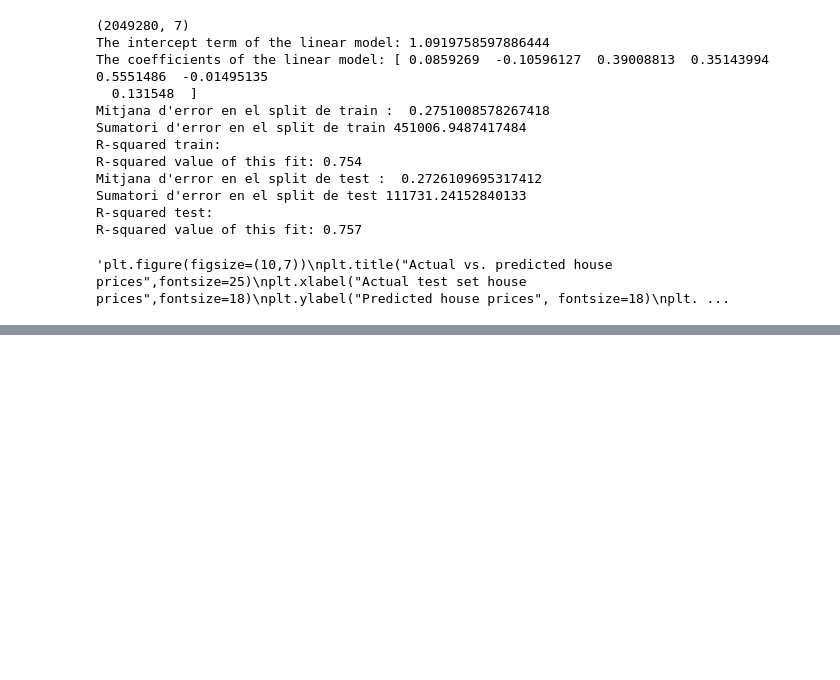
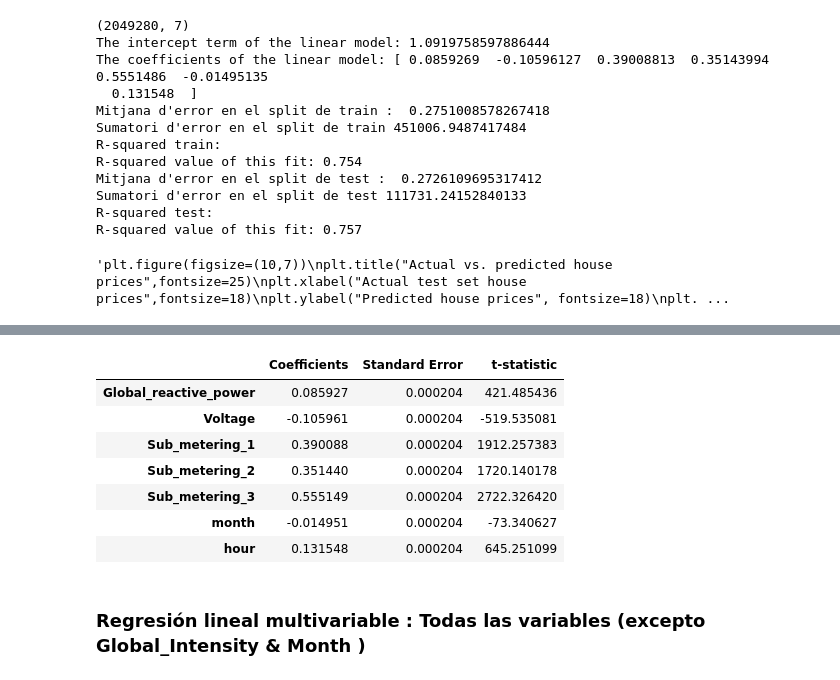
Before and after one commit to Cristianperezd/Machine-Learning---Practica-1, a Jupyter notebook: Práctica 1.ipynb, the cells around one changed output, grey strips where cells are left out. Drawn from its saved outputs; the diff is of its cells as text; code cells hidden in the pictures; blank space fills up the shorter version.

```diff
--- a/Práctica 1.ipynb
+++ b/Práctica 1.ipynb
@@ -986,3 +1037,26 @@ Sumatori d'error en el split de test 111731.24152840133
 R-squared test:
 R-squared value of this fit: 0.757
 'plt.figure(figsize=(10,7))\nplt.title("Actual vs. predicted house prices",fontsize=25)\nplt.xlabel("Actual test set house prices",fontsize=18)\nplt.ylabel("Predicted house prices", fontsize=18)\nplt. ...
+# %%
+
+cdf = pd.DataFrame(data = lm.coef_, index=x_train.columns, columns=["Coefficients"])
+
+
+n = x_train.shape[0]
+k = x_train.shape[1]
+dfN = n - k
+
+se = [0,0,0,0,0,0,0]
+
+for i in range(k):
+    r = (sum_error/dfN)
+    print("################3")
+    print(np.square(x_train[list(x_train.columns)[i]]))
+
+    r = r/np.sum(np.square(x_train[list(x_train.columns)[i]] - x_train[list(x_train.columns)[i]].mean()))
+    se[i] = np.sqrt(r)
+
+cdf['Standard Error'] = se
+cdf['t-statistic'] = cdf['Coefficients']/cdf['Standard Error']
+cdf
+# %% [output]
@@ -988,0 +1080,10 @@ R-squared value of this fit: 0.757
+|  | Coefficients | Standard Error | t-statistic |
+| Global_reactive_power | 0.085927 | 0.000204 | 421.485436 |
+| Voltage | -0.105961 | 0.000204 | -519.535081 |
+| Sub_metering_1 | 0.390088 | 0.000204 | 1912.257383 |
+| Sub_metering_2 | 0.351440 | 0.000204 | 1720.140178 |
+| Sub_metering_3 | 0.555149 | 0.000204 | 2722.326420 |
+| month | -0.014951 | 0.000204 | -73.340627 |
+| hour | 0.131548 | 0.000204 | 645.251099 |
+# %% [markdown]
+### Regresión lineal multivariable : Todas las variables (excepto Global_Intensity & Month )
```
Also changed, not shown: parts of 16 cells of this notebook.
